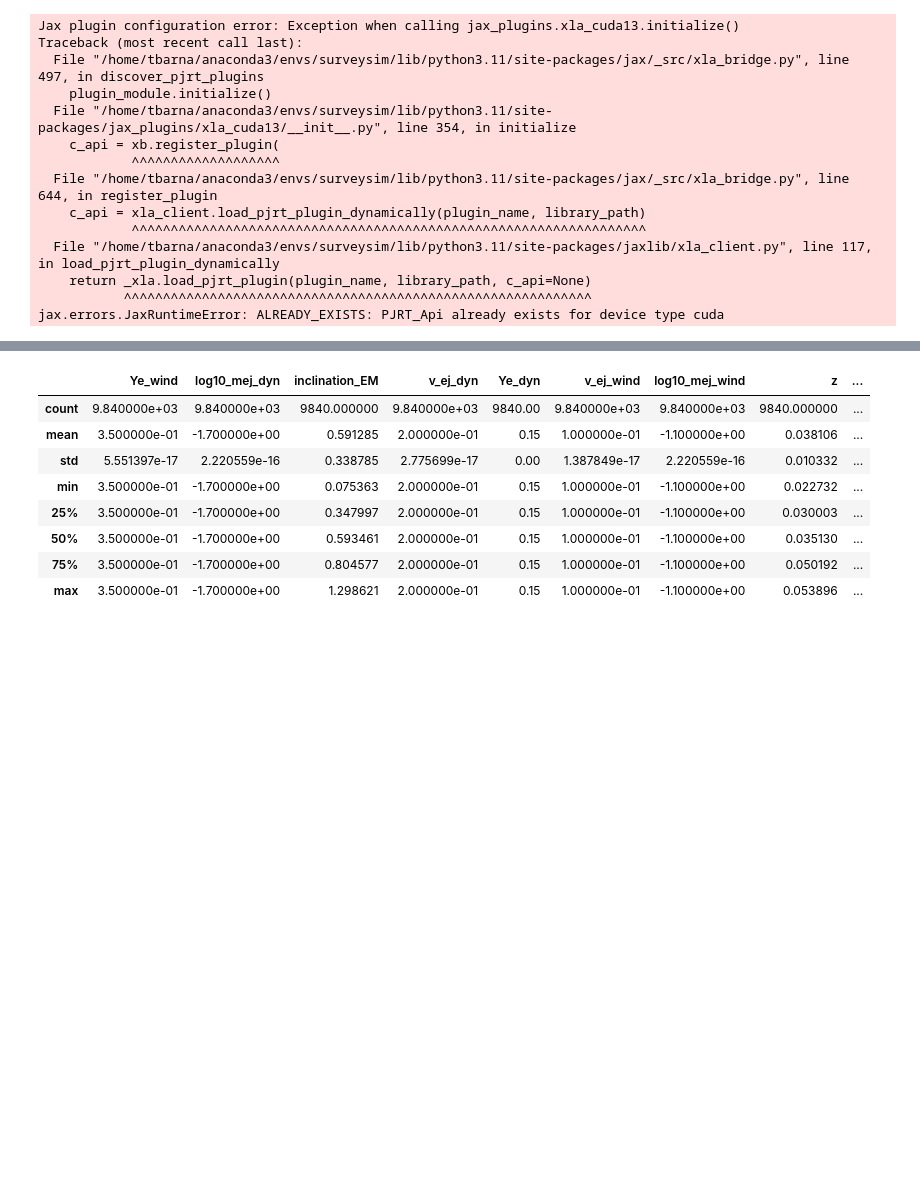
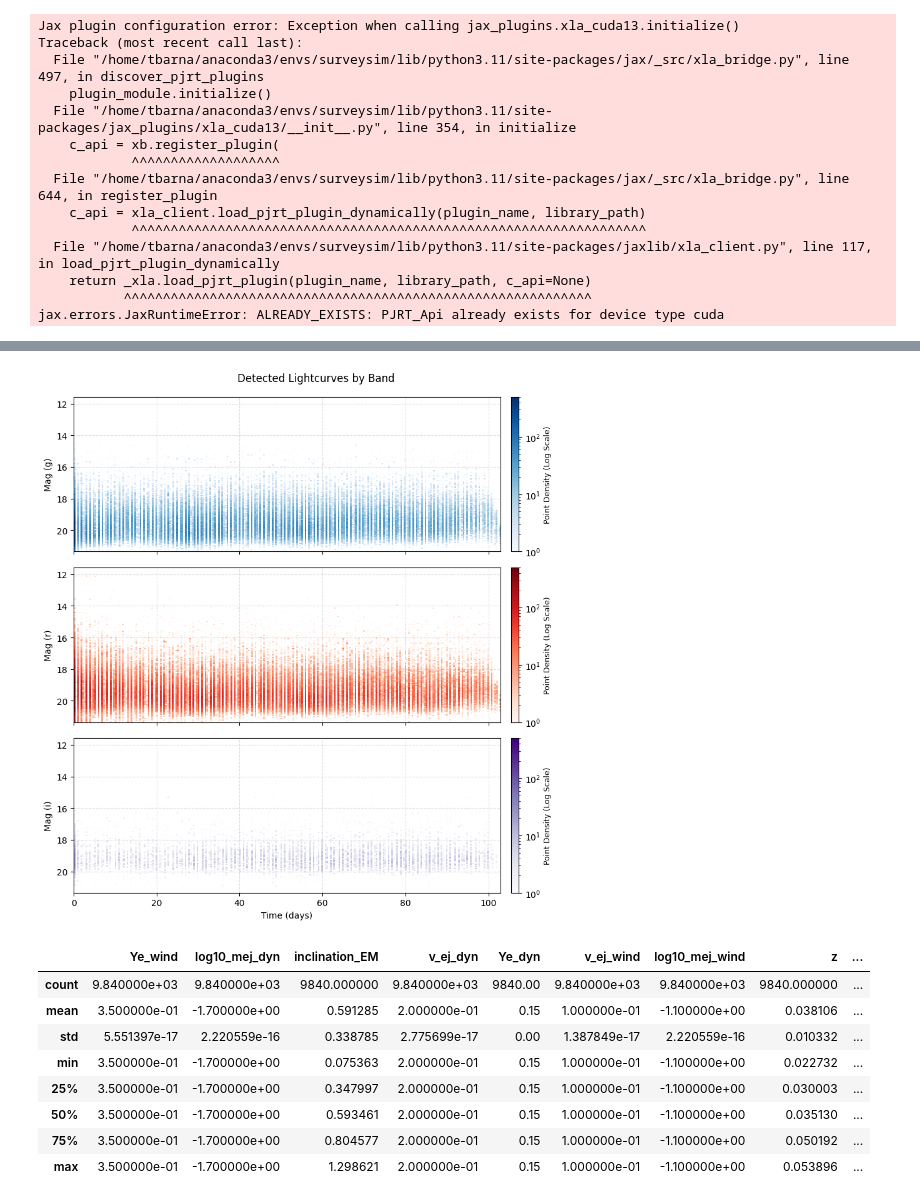
Before and after one commit to tylerbarna/kn-rates, a Jupyter notebook: local_analysis.ipynb, the cells around one changed output, grey strips where cells are left out. Cells and saved outputs as stored; diff of their text form; code cells hidden in the pictures; blank space fills up the shorter version.

```diff
--- a/local_analysis.ipynb
+++ b/local_analysis.ipynb
@@ -46 +447,82 @@ jax.errors.JaxRuntimeError: ALREADY_EXISTS: PJRT_Api already exists for device t
+# %%
+import matplotlib.pyplot as plt
+from matplotlib.collections import LineCollection
+import numpy as np
+from matplotlib.colors import LogNorm
+
+BAND_COLORS = {
+    'g': '#1f77b4',  # Blue
+    'r': '#d62728',  # Red
+    'i': '#9467bd',  # Purple
+    'z': '#8c564b'   # Brown
+}
+
+BAND_CMAPS = {
+    'g': 'Blues',
+    'r': 'Reds',
+    'i': 'Purples',
+    'z': 'Oranges'
+}
+
+unique_bands = ['g', 'r', 'i']
+
+fig, axes = plt.subplots(
+    len(unique_bands), 1,
+    figsize=(9, 3 * len(unique_bands)),
+    sharex=True,
+    sharey=True
+)
+
+if len(unique_bands) == 1:
+    axes = [axes]
+
+for ax, band in zip(axes, unique_bands):
+
+    color = BAND_COLORS.get(band, 'gray')
+    cmap = BAND_CMAPS.get(band, 'viridis')  # Use the same color for the colormap
+
+    # 1. Instant boolean mask across the flat arrays
+    mask = photometry['band'] == band
+    if not np.any(mask):
+        continue
+
+    b_id = photometry['lc_id'][mask]
+    b_time = photometry['time'][mask]
+    b_mag = photometry['mag'][mask]
+    b_err = photometry['err'][mask]
+
+    # 2. Sort points by ID first, then by Time for clean line drawing
+    sort_idx = np.lexsort((b_time, b_id))
+    b_id, b_time, b_mag, b_err = b_id[sort_idx], b_time[sort_idx], b_mag[sort_idx], b_err[sort_idx]
+    # Aggregate time vs magnitude density
+
+
+    # Render 2D Histogram with logarithmic density scaling
+    # cmin=1 leaves zero-count bins completely transparent (white)
+    counts, xedges, yedges, im = ax.hist2d(
+        b_time,
+        b_mag,
+        bins=(250, 150),                    # Fine grid resolution
+        cmap=cmap,
+        norm=LogNorm(vmin=1, vmax=500),     # Prevents low-density regions from looking faint
+        cmin=1
+    )
+
+    # Add a dedicated colorbar for density scale
+    cbar = fig.colorbar(im, ax=ax, pad=0.02)
+    cbar.set_label('Point Density (Log Scale)', fontsize=9)
+
+# Format subplots
+for ax, band in zip(axes, unique_bands):
+    ax.invert_yaxis()
+    ax.set_ylabel(f'Mag ({band})')
+    ax.grid(True, linestyle='--', alpha=0.4)
+
+# ax.set_xlim(right=5)
+axes[-1].set_xlabel('Time (days)')
+fig.suptitle('Detected Lightcurves by Band', y=0.99)
+plt.tight_layout()
+plt.show()
+# %% [output]
+[figure, added]
 # %%
```
Also changed, not shown: parts of 8 cells of this notebook, 1 other file.
